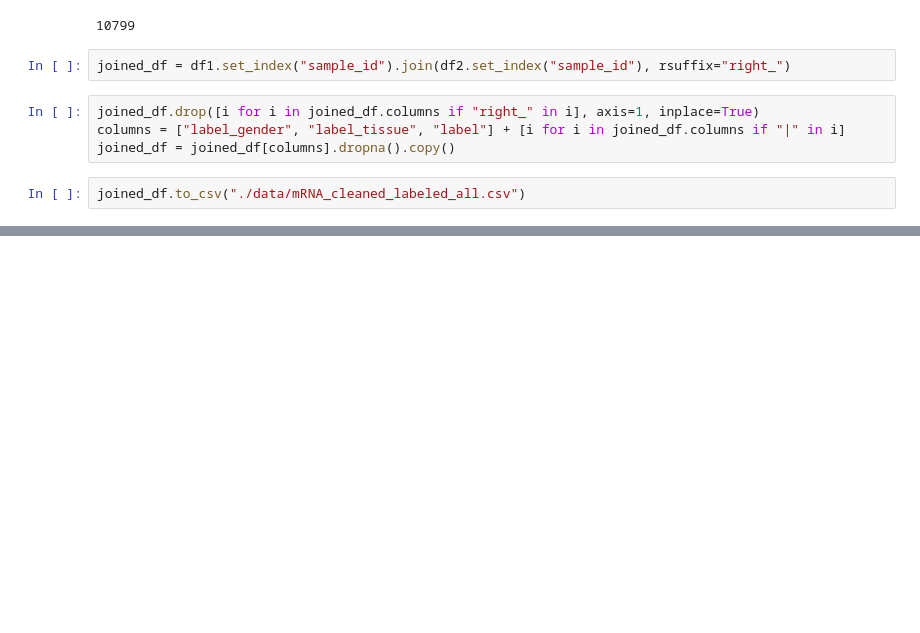
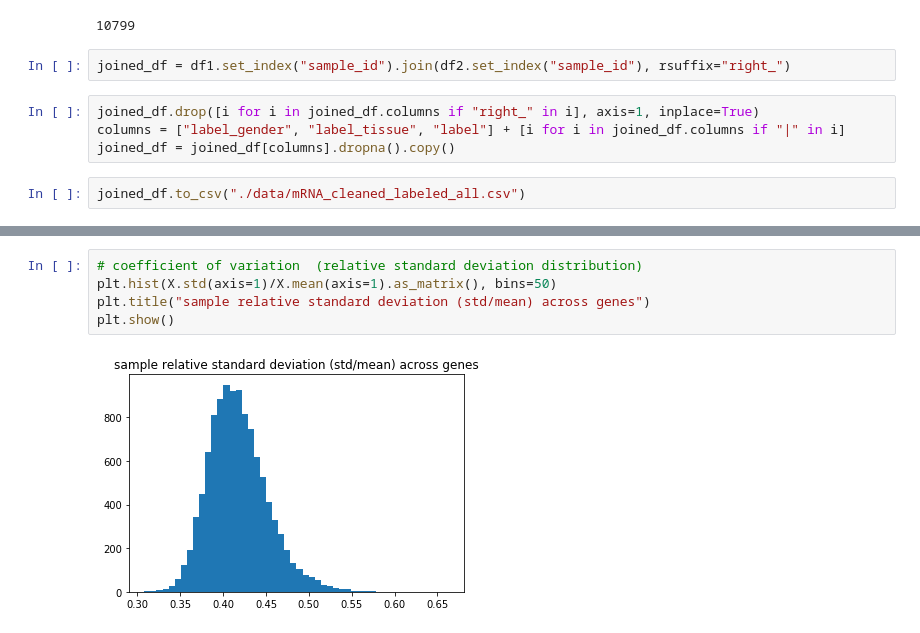
Before and after one commit to jvivian/DeepTCGA, a Jupyter notebook: Preprocessing.ipynb, the cells around one changed output, grey strips where cells are left out. Drawn from its saved outputs; the diff is of its cells as text; blank space fills up the shorter version.

```diff
--- a/Preprocessing.ipynb
+++ b/Preprocessing.ipynb
@@ -173,0 +199,7 @@ joined_df.to_csv("./data/mRNA_cleaned_labeled_all.csv")
+# %%
+# coefficient of variation  (relative standard deviation distribution)
+plt.hist(X.std(axis=1)/X.mean(axis=1).as_matrix(), bins=50)
+plt.title("sample relative standard deviation (std/mean) across genes")
+plt.show()
+# %% [output]
+[figure, added]
```
Also changed, not shown: parts of 7 cells of this notebook.
